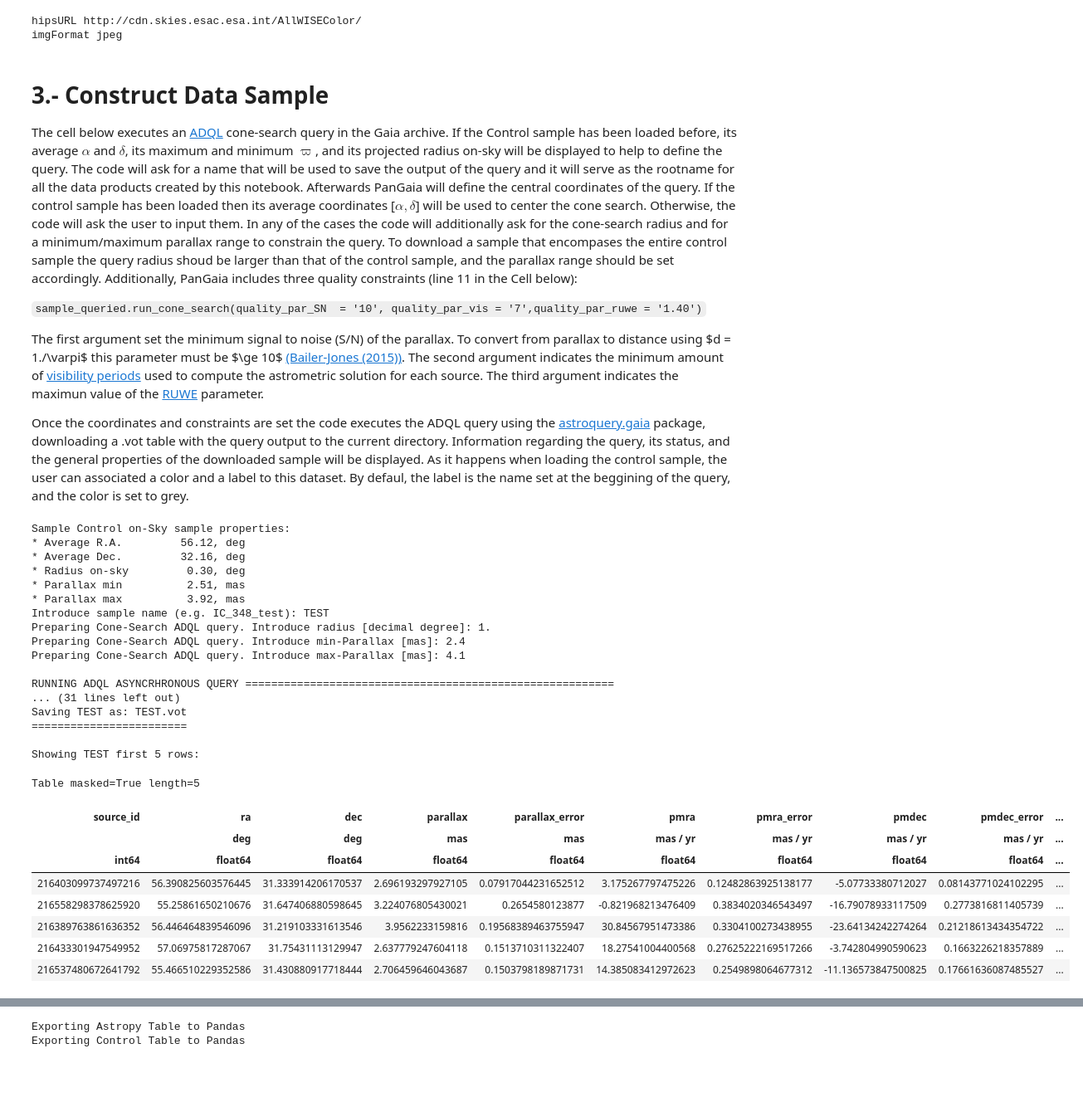
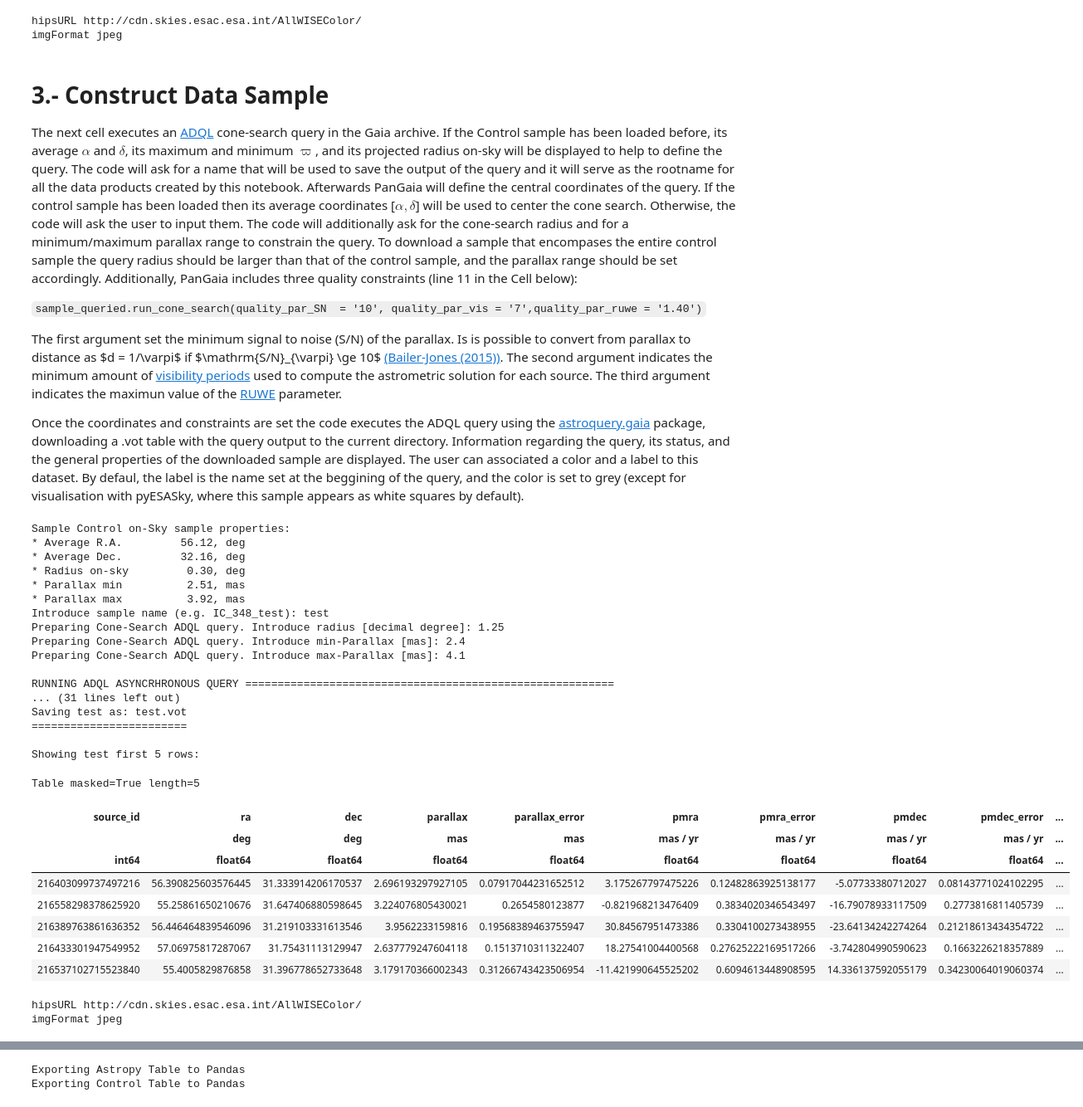
Before and after one commit to preller/PanGaia, a Jupyter notebook: notebooks/PanGaia.ipynb, the cells around one changed output, grey strips where cells are left out. Shown at 83% size. Cells and saved outputs as stored; diff of their text form; code cells hidden in the pictures; blank space fills up the shorter version.

````diff
--- a/notebooks/PanGaia.ipynb
+++ b/notebooks/PanGaia.ipynb
@@ -125,15 +134,17 @@ imgFormat jpeg
 # %% [markdown]
 # 3.- Construct Data Sample
 
-The cell below executes an [ADQL](http://www.ivoa.net/documents/ADQL/2.0) cone-search query in the Gaia archive. If the Control sample has been loaded before, its average $\alpha$ and $\delta$, its maximum and minimum $\varpi$, and its projected radius on-sky will be displayed to help to define the query. The code will ask for a name that will be used to save the output of the query and it will serve as the rootname for all the data products created by this notebook. Afterwards PanGaia will define the central coordinates of the query. If the control sample has been loaded then its average coordinates [$\alpha, \delta$] will be used to center the cone search. Otherwise, the code will ask the user to input them. In any of the cases the code will additionally ask for the cone-search radius and for a minimum/maximum parallax range to constrain the query. To download a sample that encompases the entire control sample the query radius shoud be larger than that of the control sample, and the parallax range should be set accordingly. Additionally, PanGaia includes three quality constraints (line 11 in the Cell below):
+The next cell executes an [ADQL](http://www.ivoa.net/documents/ADQL/2.0) cone-search query in the Gaia archive. If the Control sample has been loaded before, its average $\alpha$ and $\delta$, its maximum and minimum $\varpi$, and its projected radius on-sky will be displayed to help to define the query. The code will ask for a name that will be used to save the output of the query and it will serve as the rootname for all the data products created by this notebook. Afterwards PanGaia will define the central coordinates of the query. If the control sample has been loaded then its average coordinates [$\alpha, \delta$] will be used to center the cone search. Otherwise, the code will ask the user to input them. The code will additionally ask for the cone-search radius and for a minimum/maximum parallax range to constrain the query. To download a sample that encompases the entire control sample the query radius should be larger than that of the control sample, and the parallax range should be set accordingly. Additionally, PanGaia includes three quality constraints (line 11 in the Cell below):
 
 ```sample_queried.run_cone_search(quality_par_SN  = '10', quality_par_vis = '7',quality_par_ruwe = '1.40')```
 
-The first argument set the minimum signal to noise (S/N) of the parallax. To convert from parallax to distance using $d = 1./\varpi$ this parameter must be $\ge 10$ [(Bailer-Jones (2015))](https://ui.adsabs.harvard.edu/abs/2015PASP..127..994B/abstract). The second argument indicates the minimum amount of [visibility periods](https://gea.esac.esa.int/archive/documentation/GDR2/Gaia_archive/chap_datamodel/sec_dm_main_tables/ssec_dm_gaia_source.html)
+The first argument set the minimum signal to noise (S/N) of the parallax. Is is possible to convert from parallax to distance as $d = 1/\varpi$
+if $\mathrm{S/N}_{\varpi} \ge 10$ [(Bailer-Jones (2015))](https://ui.adsabs.harvard.edu/abs/2015PASP..127..994B/abstract). The second argument indicates the minimum amount of [visibility periods](https://gea.esac.esa.int/archive/documentation/GDR2/Gaia_archive/chap_datamodel/sec_dm_main_tables/ssec_dm_gaia_source.html)
 used to compute the astrometric solution for each source. The third argument indicates the maximun value of the [RUWE](https://gea.esac.esa.int/archive/documentation/GDR2/Gaia_archive/chap_datamodel/sec_dm_main_tables/ssec_dm_ruwe.html)
 parameter.
 
-Once the coordinates and constraints are set the code executes the ADQL query using the [astroquery.gaia](https://astroquery.readthedocs.io/en/latest/gaia/gaia.html) package, downloading a .vot table with the query output to the current directory. Information regarding the query, its status, and the general properties of the downloaded sample will be displayed. As it happens when loading the control sample, the user can associated a color and a label to this dataset. By defaul, the label is the name set at the beggining of the query, and the color is set to grey.
+Once the coordinates and constraints are set the code executes the ADQL query using the [astroquery.gaia](https://astroquery.readthedocs.io/en/latest/gaia/gaia.html) package, downloading a .vot table with the query output to the current directory. Information regarding the query, its status, and the general properties of the downloaded sample are displayed. The user can associated a color
+and a label to this dataset. By defaul, the label is the name set at the beggining of the query, and the color is set to grey (except for visualisation with pyESASky, where this sample appears as white squares by default).
 # %%
 # Set Cone-search query parameters and constraints =====
 sample_queried = GaiaQuery()
@@ -144,38 +155,51 @@ if step_1:
 else:
     sample_queried.set_cone_search_pars()
 
-# Execute cone-search query and download data ==========
-sample_queried.run_cone_search(quality_par_SN  = '10.2', quality_par_vis = '7.1', quality_par_ruwe = '1.40')
+
+    # Execute cone-search query and download data ==========
+sample_queried.run_cone_search(quality_par_SN  = '10.0', quality_par_vis = '7.0', quality_par_ruwe = '1.40')
+
 
 
 # Load data sample for analysis ========================
 sample_gaia = Utils(color = 'grey', label = sample_queried.sample_name)
 sample_gaia.read_catalogue(sample_queried.cat, save_sample = True, print_vrad = True)
 sample_gaia.display_N_rows(N_rows = 5, verbose = True)
+
+
+
+# Show output in ESASky ================================
+if step_2:
+    figures  = Plotters()
+    figures.load_gaia_cat(sample_gaia.cat)
+    figures.send_to_ESASky(esasky, color= 'white',
+                           radius = sample_gaia.ADQL_pars['radius'].value, catalogueName = sample_gaia.label)
 # %% [output]
 Sample Control on-Sky sample properties:
 * Average R.A.         56.12, deg
 * Average Dec.         32.16, deg
 * Radius on-sky         0.30, deg
 * Parallax min          2.51, mas
 * Parallax max          3.92, mas
-Introduce sample name (e.g. IC_348_test): TEST
-Preparing Cone-Search ADQL query. Introduce radius [decimal degree]: 1.
+Introduce sample name (e.g. IC_348_test): test
+Preparing Cone-Search ADQL query. Introduce radius [decimal degree]: 1.25
 Preparing Cone-Search ADQL query. Introduce min-Parallax [mas]: 2.4
 Preparing Cone-Search ADQL query. Introduce max-Parallax [mas]: 4.1
 
 RUNNING ADQL ASYNCRHRONOUS QUERY =========================================================
 ... (31 lines left out)
-Saving TEST as: TEST.vot
+Saving test as: test.vot
 ========================
 
-Showing TEST first 5 rows:
+Showing test first 5 rows:
 Table masked=True length=5
 | source_id | ra | dec | parallax | parallax_error | pmra | pmra_error | pmdec | pmdec_error | ... |
 |  | deg | deg | mas | mas | mas / yr | mas / yr | mas / yr | mas / yr | ... |
 | int64 | float64 | float64 | float64 | float64 | float64 | float64 | float64 | float64 | ... |
 | 216403099737497216 | 56.390825603576445 | 31.333914206170537 | 2.696193297927105 | 0.07917044231652512 | 3.175267797475226 | 0.12482863925138177 | -5.07733380712027 | 0.08143771024102295 | ... |
 | 216558298378625920 | 55.25861650210676 | 31.647406880598645 | 3.224076805430021 | 0.2654580123877 | -0.821968213476409 | 0.3834020346543497 | -16.79078933117509 | 0.2773816811405739 | ... |
 | 216389763861636352 | 56.446464839546096 | 31.219103331613546 | 3.9562233159816 | 0.19568389463755947 | 30.84567951473386 | 0.3304100273438955 | -23.64134242274264 | 0.21218613434354722 | ... |
 | 216433301947549952 | 57.06975817287067 | 31.75431113129947 | 2.637779247604118 | 0.1513710311322407 | 18.27541004400568 | 0.27625222169517266 | -3.742804990590623 | 0.1663226218357889 | ... |
-| 216537480672641792 | 55.466510229352586 | 31.430880917718444 | 2.706459646043687 | 0.1503798189871731 | 14.385083412972623 | 0.2549898064677312 | -11.136573847500825 | 0.17661636087485527 | ... |
+| 216537102715523840 | 55.4005829876858 | 31.396778652733648 | 3.179170366002343 | 0.31266743423506954 | -11.421990645525202 | 0.6094613448908595 | 14.336137592055179 | 0.34230064019060374 | ... |
+hipsURL http://cdn.skies.esac.esa.int/AllWISEColor/
+imgFormat jpeg
````
Also changed, not shown: parts of 14 cells of this notebook, 2 other files.
